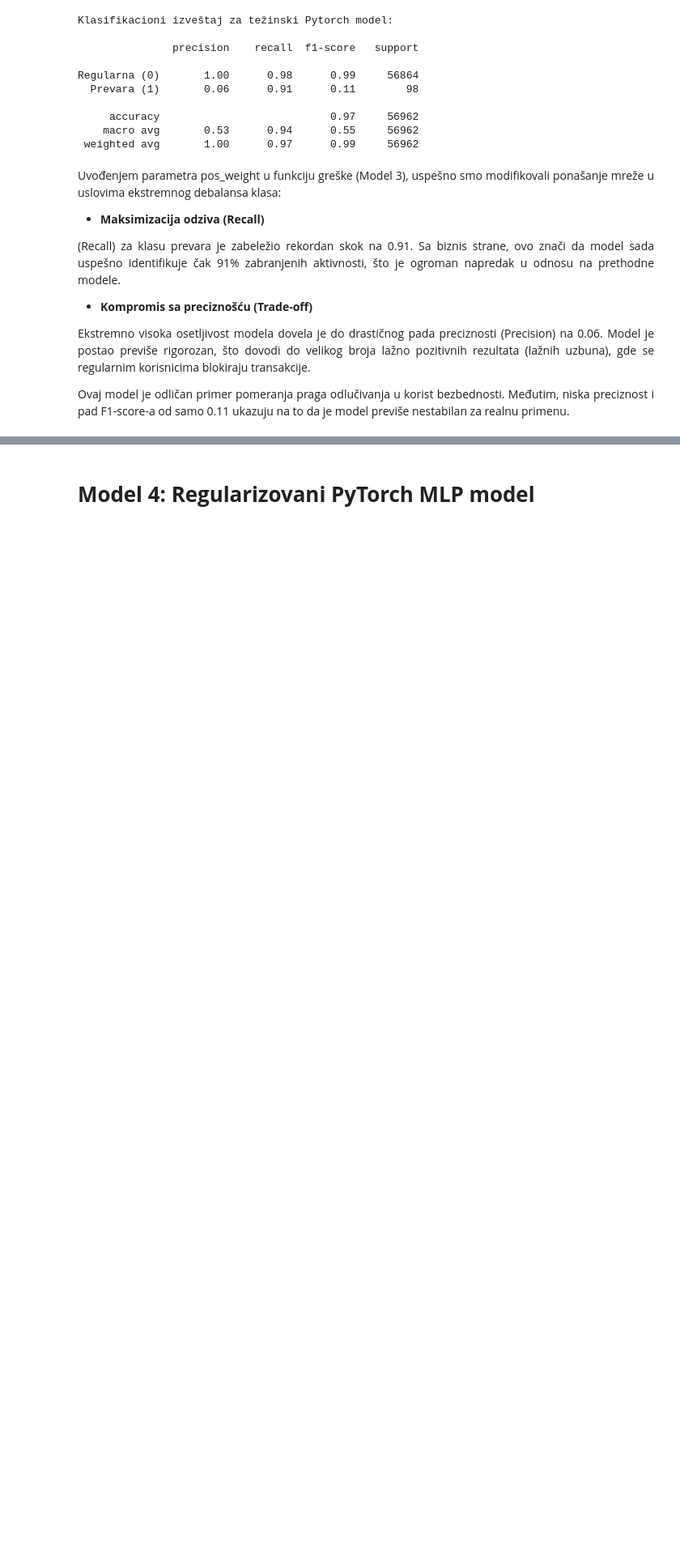
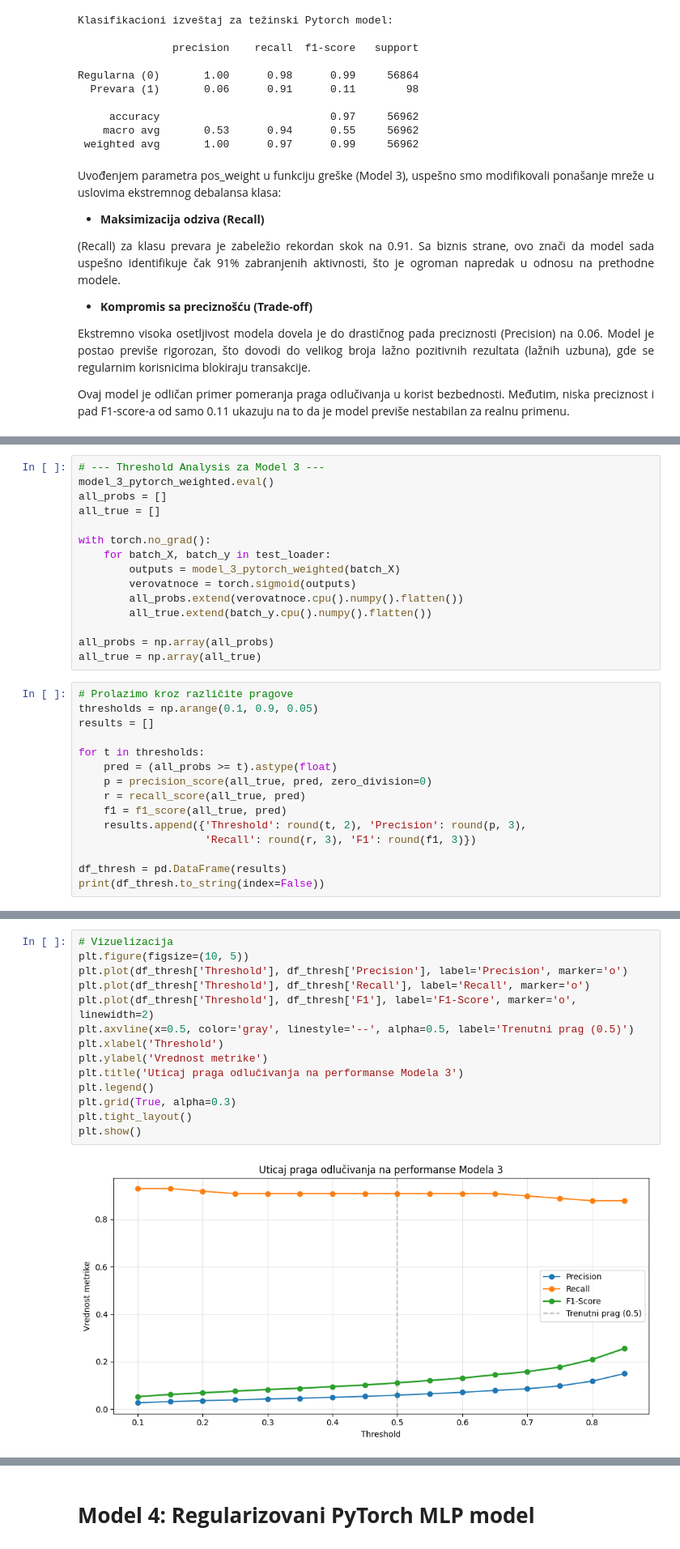
Before and after one commit to anjaperovic22/credit-card-fraud-detection, a Jupyter notebook: Credit_Card_Fraud_ANN.ipynb, the cells around one changed output, grey strips where cells are left out. Shown at 81% size. Drawn from its saved outputs; the diff is of its cells as text; blank space fills up the shorter version.

```diff
--- a/Credit_Card_Fraud_ANN.ipynb
+++ b/Credit_Card_Fraud_ANN.ipynb
@@ -674,0 +679,30 @@ Ovaj model je odličan primer pomeranja praga odlučivanja u korist bezbednosti.
+# %%
+# --- Threshold Analysis za Model 3 ---
+model_3_pytorch_weighted.eval()
+all_probs = []
+all_true = []
+
+with torch.no_grad():
+    for batch_X, batch_y in test_loader:
+        outputs = model_3_pytorch_weighted(batch_X)
+        verovatnoce = torch.sigmoid(outputs)
+        all_probs.extend(verovatnoce.cpu().numpy().flatten())
+        all_true.extend(batch_y.cpu().numpy().flatten())
+
+all_probs = np.array(all_probs)
+all_true = np.array(all_true)
+# %%
+# Prolazimo kroz različite pragove
+thresholds = np.arange(0.1, 0.9, 0.05)
+results = []
+
+for t in thresholds:
+    pred = (all_probs >= t).astype(float)
+    p = precision_score(all_true, pred, zero_division=0)
+    r = recall_score(all_true, pred)
+    f1 = f1_score(all_true, pred)
+    results.append({'Threshold': round(t, 2), 'Precision': round(p, 3),
+                    'Recall': round(r, 3), 'F1': round(f1, 3)})
+
+df_thresh = pd.DataFrame(results)
+print(df_thresh.to_string(index=False))
@@ -674,0 +727,16 @@ Ovaj model je odličan primer pomeranja praga odlučivanja u korist bezbednosti.
+# %%
+# Vizuelizacija
+plt.figure(figsize=(10, 5))
+plt.plot(df_thresh['Threshold'], df_thresh['Precision'], label='Precision', marker='o')
+plt.plot(df_thresh['Threshold'], df_thresh['Recall'], label='Recall', marker='o')
+plt.plot(df_thresh['Threshold'], df_thresh['F1'], label='F1-Score', marker='o', linewidth=2)
+plt.axvline(x=0.5, color='gray', linestyle='--', alpha=0.5, label='Trenutni prag (0.5)')
+plt.xlabel('Threshold')
+plt.ylabel('Vrednost metrike')
+plt.title('Uticaj praga odlučivanja na performanse Modela 3')
+plt.legend()
+plt.grid(True, alpha=0.3)
+plt.tight_layout()
+plt.show()
+# %% [output]
+[figure, added]
```
Also changed, not shown: parts of 12 cells of this notebook.
